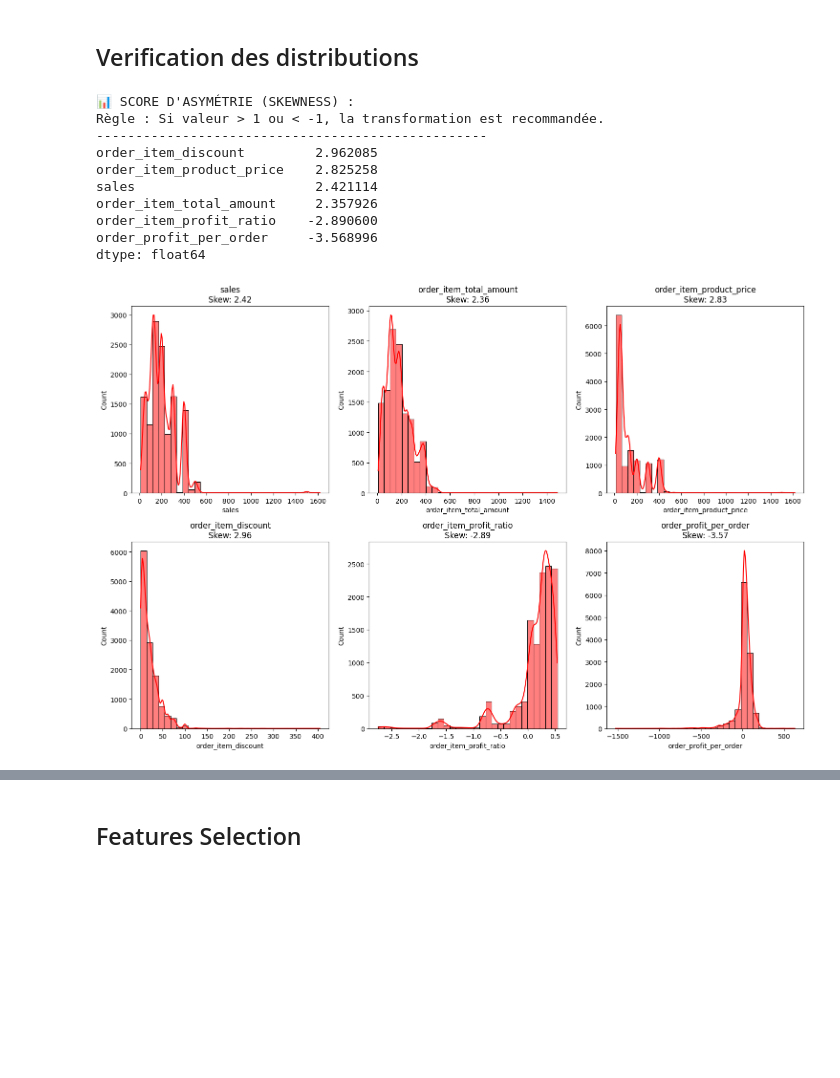
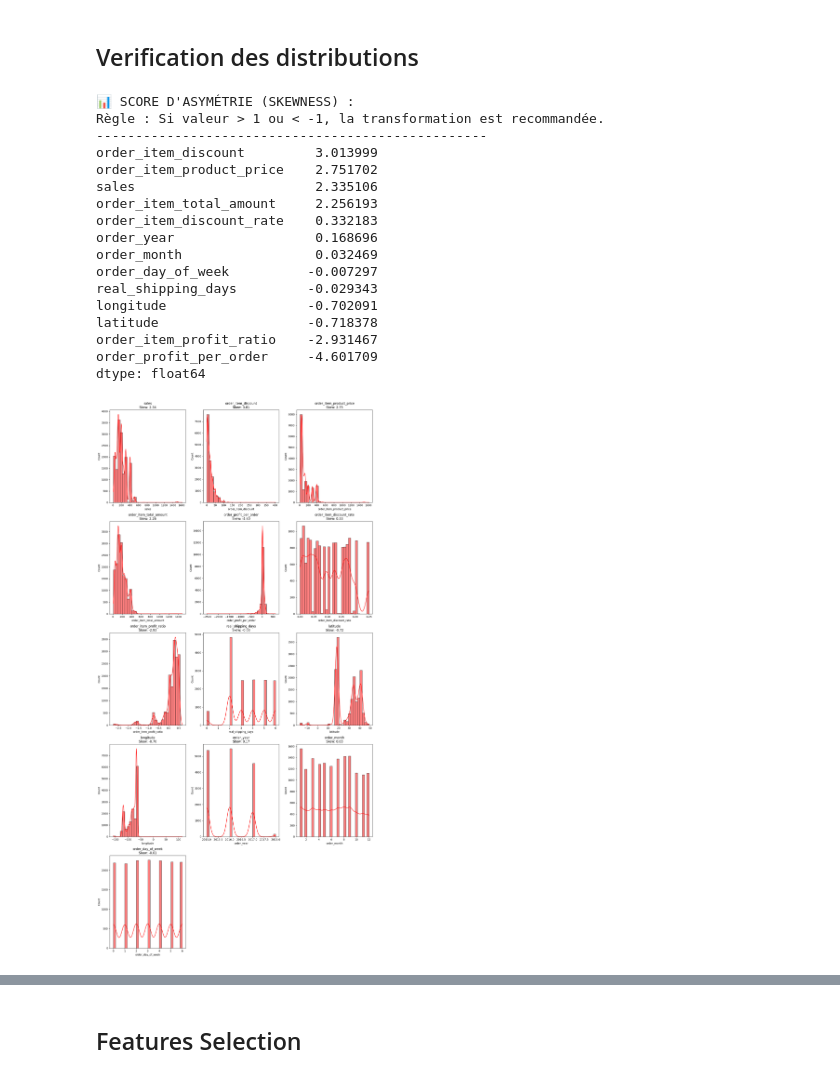
Before and after one commit to moubarik-ashraf/DS_Project, a Jupyter notebook: notebooks/01_exploration_and_preprocessing.ipynb, the cells around one changed output, grey strips where cells are left out. Cells and saved outputs as stored; diff of their text form; code cells hidden in the pictures; blank space fills up the shorter version.

```diff
--- a/notebooks/01_exploration_and_preprocessing.ipynb
+++ b/notebooks/01_exploration_and_preprocessing.ipynb
@@ -1621,45 +1596,51 @@ import seaborn as sns
 import matplotlib.pyplot as plt
 from scipy.stats import skew
 
 # 1. Sélection des candidats à la transformation
 # On ne prend que les variables continues (pas les IDs, pas les dates)
 cols_continuous = [
-    'sales',
-    'order_item_total_amount',
-    'order_item_product_price',
-    'order_item_discount',
-    'order_item_profit_ratio',
-    'order_profit_per_order'
+'sales', 'order_item_discount', 'order_item_product_price',
+    'order_item_total_amount', 'order_profit_per_order',
+    'order_item_discount_rate', 'order_item_profit_ratio',
+    'real_shipping_days','latitude', 'longitude', 'order_year', 'order_month', 'order_day_of_week'
+
 ]
 
 # 2. Calcul du Skewness (Asymétrie)
 # 0 = Parfaite courbe en cloche (Gaussienne)
 # > 1 ou < -1 = Très asymétrique (Besoin de transformation)
 skewness_scores = df[cols_continuous].apply(lambda x: skew(x.dropna()))
 
 print("📊 SCORE D'ASYMÉTRIE (SKEWNESS) :")
 print("Règle : Si valeur > 1 ou < -1, la transformation est recommandée.")
 print("-" * 50)
 print(skewness_scores.sort_values(ascending=False))
 
 # 3. Visualisation AVANT Transformation
 # On regarde à quoi ça ressemble "en vrai"
-plt.figure(figsize=(15, 10))
+plt.figure(figsize=(15, 30))
 for i, col in enumerate(cols_continuous):
-    plt.subplot(2, 3, i+1)
+    plt.subplot(5, 3, i+1)
     sns.histplot(df[col], kde=True, color='red', bins=30)
     plt.title(f"{col}\nSkew: {skewness_scores[col]:.2f}")
 plt.tight_layout()
 plt.show()
 # %% [output]
 📊 SCORE D'ASYMÉTRIE (SKEWNESS) :
 Règle : Si valeur > 1 ou < -1, la transformation est recommandée.
 --------------------------------------------------
-order_item_discount         2.962085
-order_item_product_price    2.825258
-sales                       2.421114
-order_item_total_amount     2.357926
-order_item_profit_ratio    -2.890600
-order_profit_per_order     -3.568996
+order_item_discount         3.013999
+order_item_product_price    2.751702
+sales                       2.335106
+order_item_total_amount     2.256193
+order_item_discount_rate    0.332183
+order_year                  0.168696
+order_month                 0.032469
+order_day_of_week          -0.007297
+real_shipping_days         -0.029343
+longitude                  -0.702091
+latitude                   -0.718378
+order_item_profit_ratio    -2.931467
+order_profit_per_order     -4.601709
 dtype: float64
-[figure, old version]
+[figure, new version]
```
Also changed, not shown: parts of 16 cells of this notebook.
